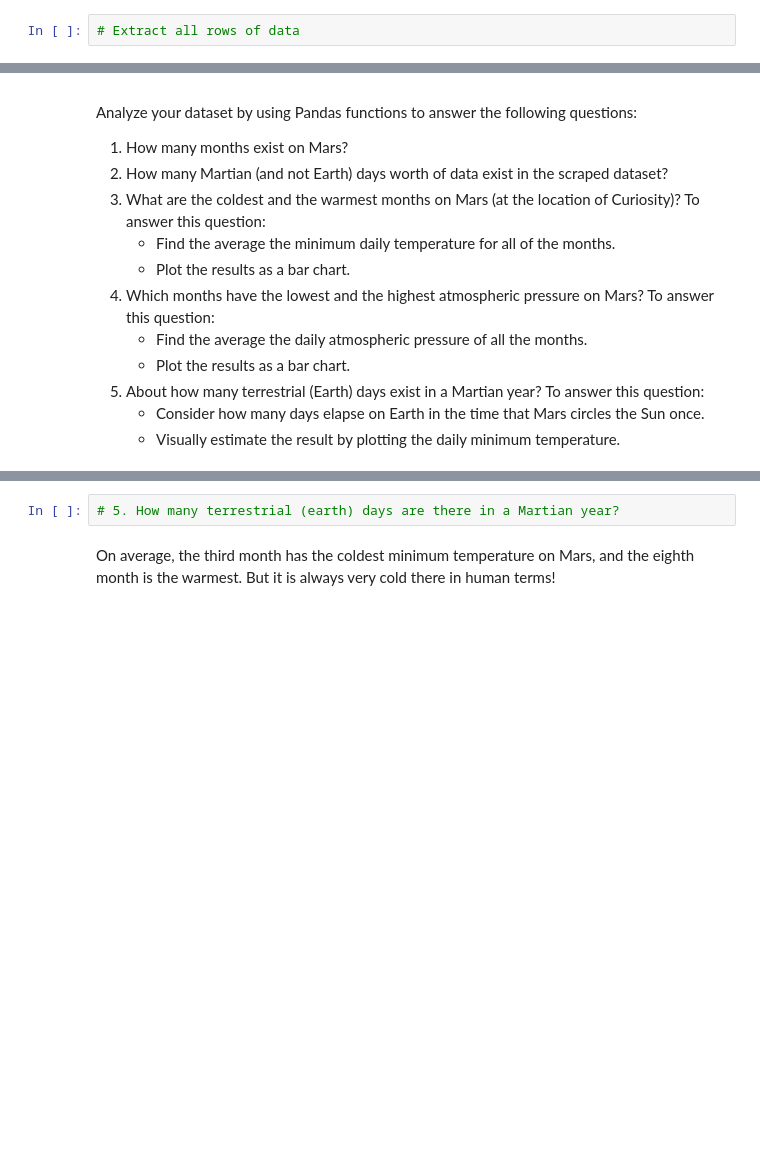
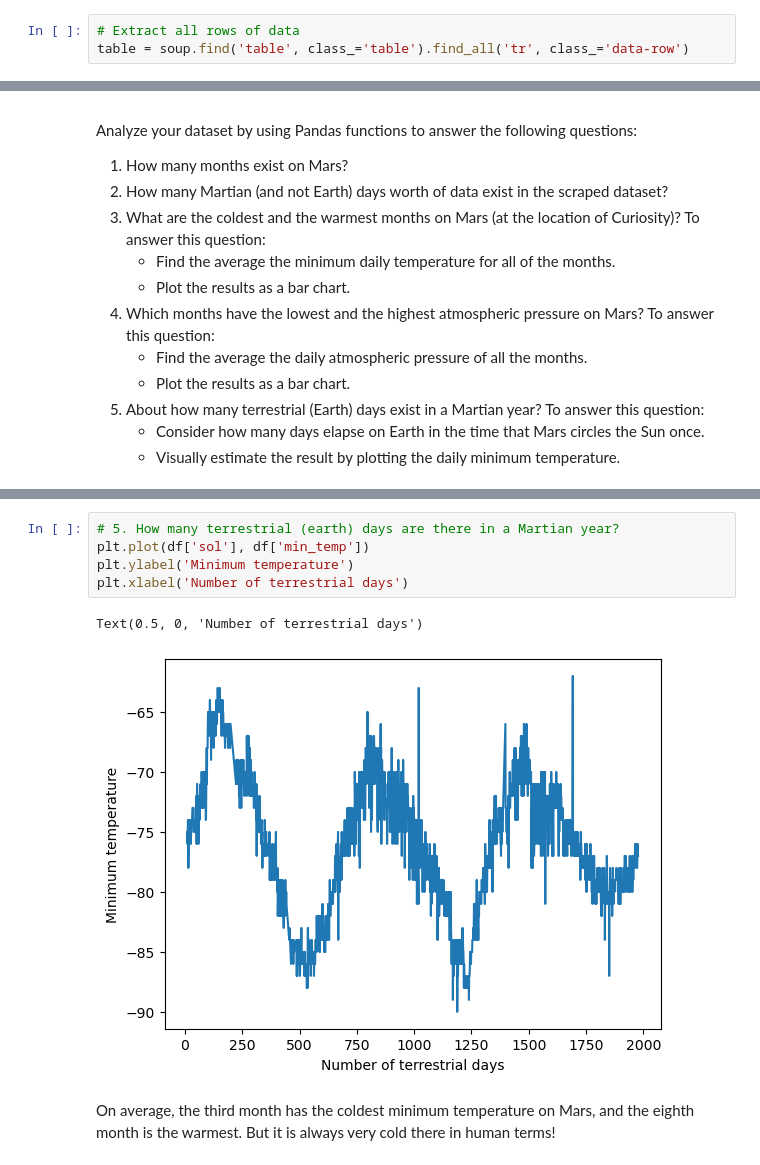
Before and after one commit to gakrugs23/web-scrapping-challenge, a Jupyter notebook: Starter_Code/part_2_mars_weather.ipynb, the cells around one changed output, grey strips where cells are left out. Saved outputs shown, nothing was run; the diff lists cells and outputs as text; blank space fills up the shorter version.

```diff
--- a/Starter_Code/part_2_mars_weather.ipynb
+++ b/Starter_Code/part_2_mars_weather.ipynb
@@ -33,5 +35,6 @@ Note that this can also be achieved by using the Pandas `read_html` function. Ho
 # %%
 # Extract all rows of data
+table = soup.find('table', class_='table').find_all('tr', class_='data-row')
 # %% [markdown]
 ### Step 3: Store the Data
 
@@ -97,5 +214,11 @@ Analyze your dataset by using Pandas functions to answer the following questions
 # %%
 # 5. How many terrestrial (earth) days are there in a Martian year?
+plt.plot(df['sol'], df['min_temp'])
+plt.ylabel('Minimum temperature')
+plt.xlabel('Number of terrestrial days')
+# %% [output]
+Text(0.5, 0, 'Number of terrestrial days')
+[figure, added]
 # %% [markdown]
 On average, the third month has the coldest minimum temperature on Mars, and the eighth month is the warmest. But it is always very cold there in human terms!
 # %% [markdown]
```
Also changed, not shown: parts of 15 cells of this notebook, 1 other file.
